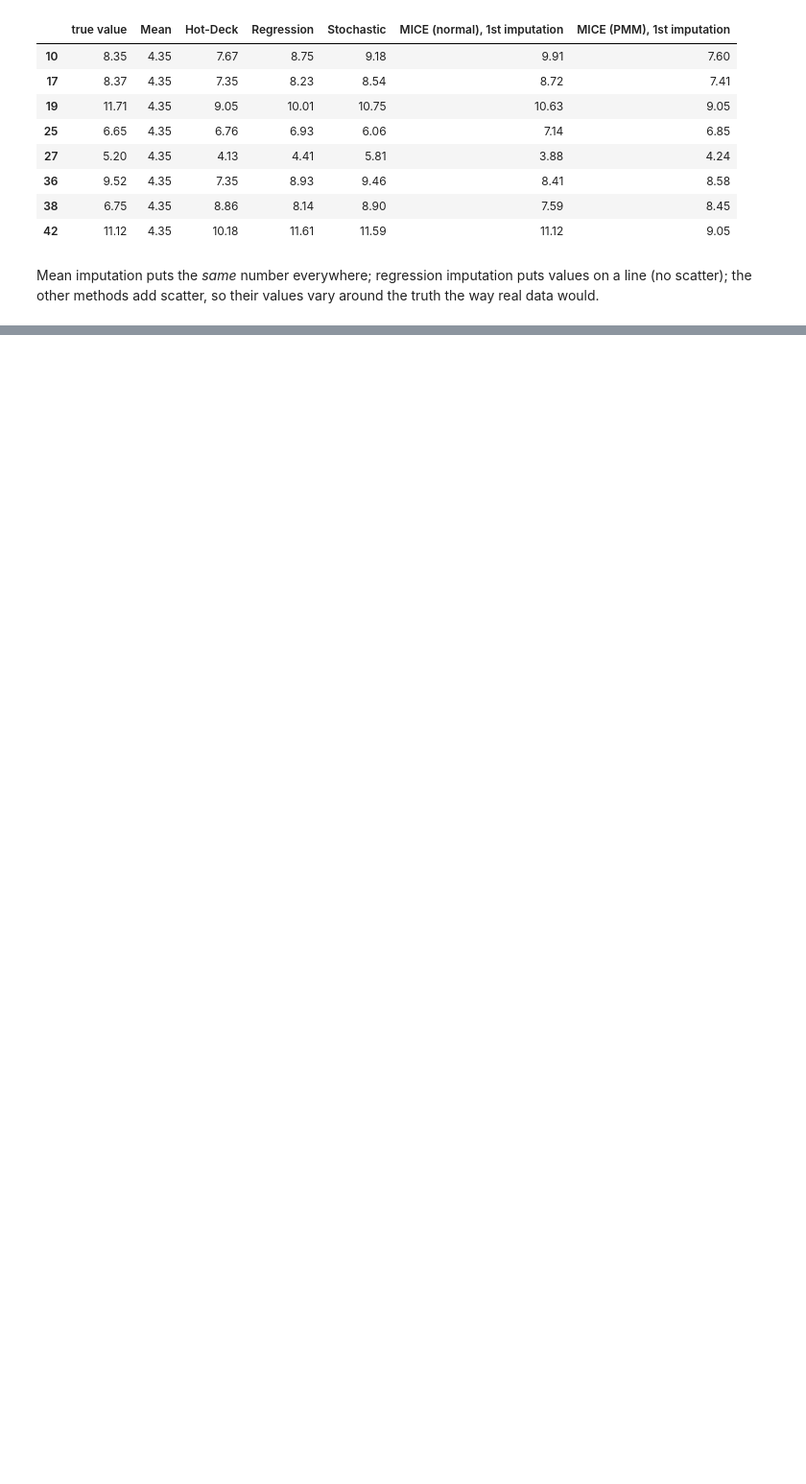
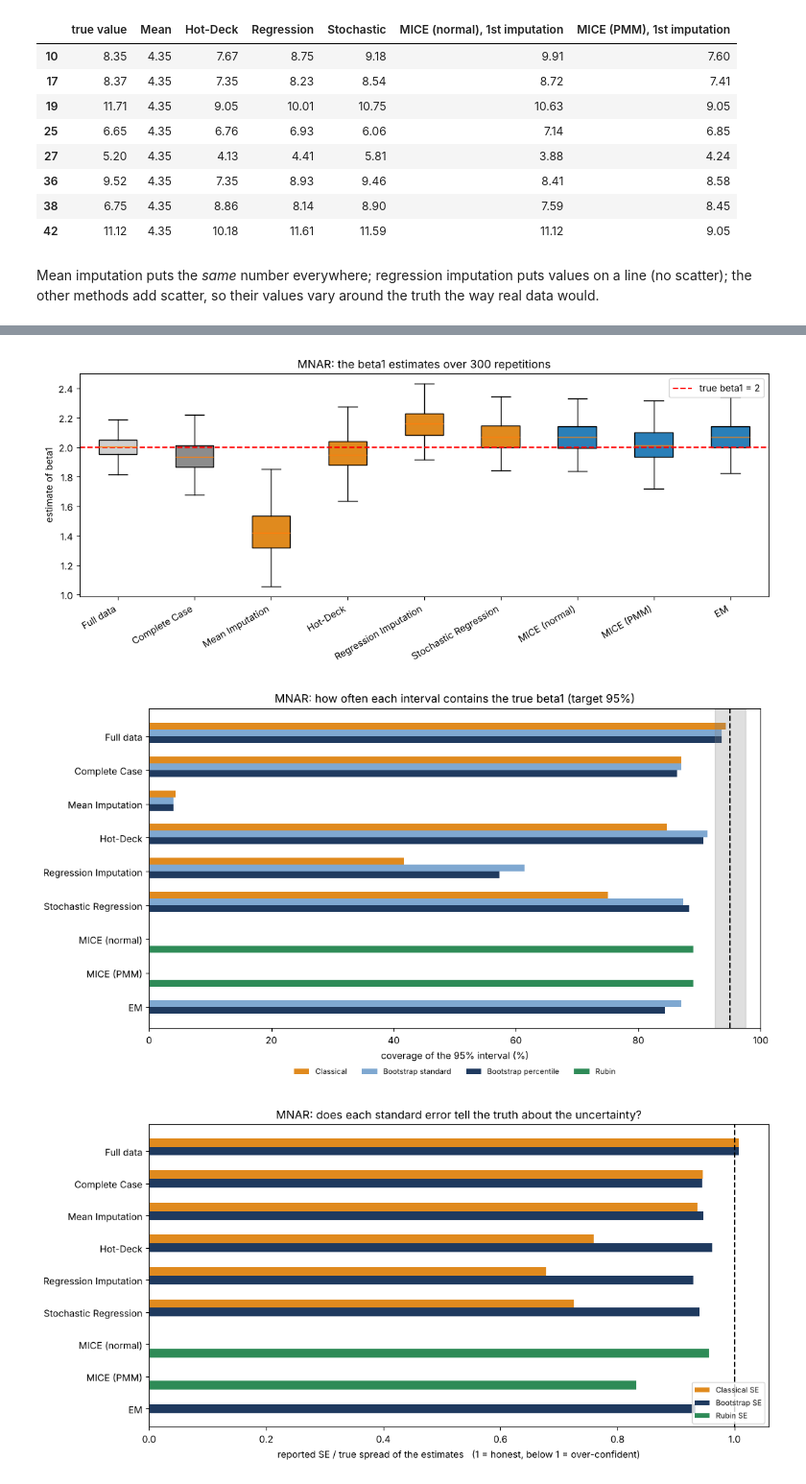
Before and after one commit to swachchhogun/missing-data-stat-inference, a Jupyter notebook: notebook/missing_data_simulation.ipynb, the cells around one changed output, grey strips where cells are left out. Shown at 96% size. Saved outputs shown, nothing was run; the diff lists cells and outputs as text; code cells hidden in the pictures; blank space fills up the shorter version.

```diff
--- a/notebook/missing_data_simulation.ipynb
+++ b/notebook/missing_data_simulation.ipynb
@@ -2114,0 +1896,9 @@ And in every case:
+# %%
+# ===== Step 8m — MNAR: figures =====
+plot_estimates("MNAR")
+plot_coverage("MNAR")
+plot_honesty("MNAR")
+# %% [output]
+[figure, added]
+[figure, added]
+[figure, added]
```
Also changed, not shown: parts of 153 cells of this notebook, 31 other files.
